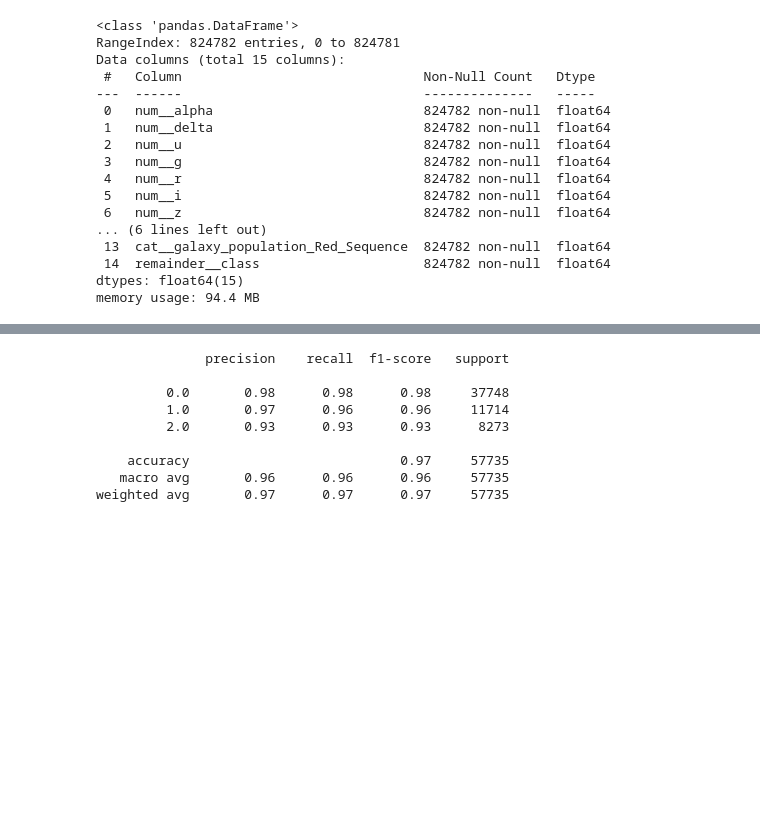
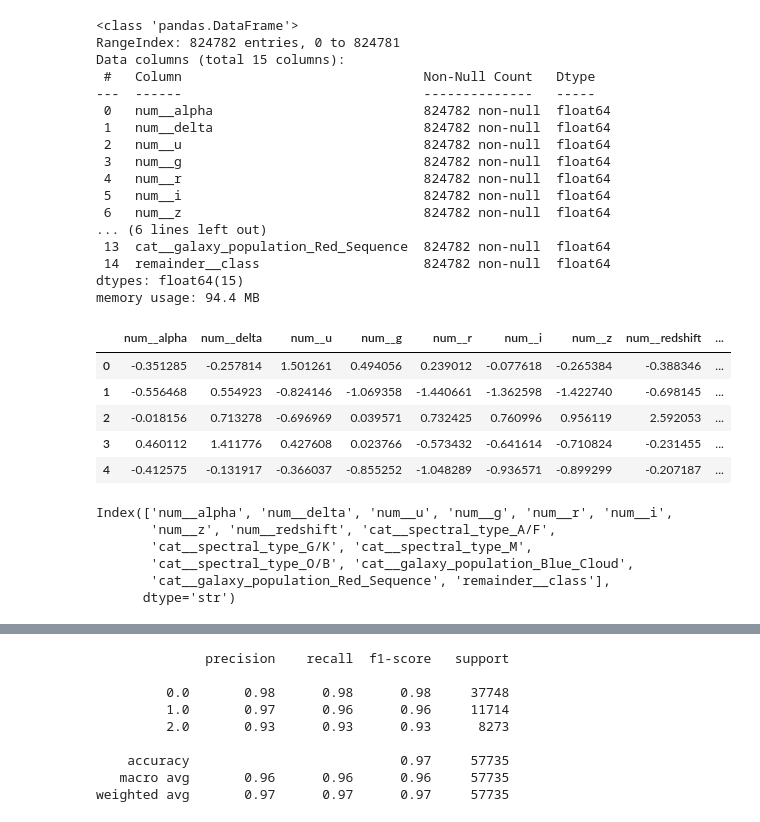
Before and after one commit to Orlandovpjunior/kaggle, a Jupyter notebook: stellarClass/notebook.ipynb, the cells around one changed output, grey strips where cells are left out. Drawn from its saved outputs; the diff is of its cells as text; code cells hidden in the pictures; blank space fills up the shorter version.

```diff
--- a/stellarClass/notebook.ipynb
+++ b/stellarClass/notebook.ipynb
@@ -188,3 +191,22 @@ Data columns (total 15 columns):
  14  remainder__class                     824782 non-null  float64
 dtypes: float64(15)
 memory usage: 94.4 MB
+# %%
+df.head()
+# %% [output]
+|  | num__alpha | num__delta | num__u | num__g | num__r | num__i | num__z | num__redshift | ... |
+| 0 | -0.351285 | -0.257814 | 1.501261 | 0.494056 | 0.239012 | -0.077618 | -0.265384 | -0.388346 | ... |
+| 1 | -0.556468 | 0.554923 | -0.824146 | -1.069358 | -1.440661 | -1.362598 | -1.422740 | -0.698145 | ... |
+| 2 | -0.018156 | 0.713278 | -0.696969 | 0.039571 | 0.732425 | 0.760996 | 0.956119 | 2.592053 | ... |
+| 3 | 0.460112 | 1.411776 | 0.427608 | 0.023766 | -0.573432 | -0.641614 | -0.710824 | -0.231455 | ... |
+| 4 | -0.412575 | -0.131917 | -0.366037 | -0.855252 | -1.048289 | -0.936571 | -0.899299 | -0.207187 | ... |
+# %%
+features_numeric = df.select_dtypes(include=['number']).columns
+features_numeric
+# %% [output]
+Index(['num__alpha', 'num__delta', 'num__u', 'num__g', 'num__r', 'num__i',
+       'num__z', 'num__redshift', 'cat__spectral_type_A/F',
+       'cat__spectral_type_G/K', 'cat__spectral_type_M',
+       'cat__spectral_type_O/B', 'cat__galaxy_population_Blue_Cloud',
+       'cat__galaxy_population_Red_Sequence', 'remainder__class'],
+      dtype='str')
```
Also changed, not shown: parts of 14 cells of this notebook, 1 other file.
